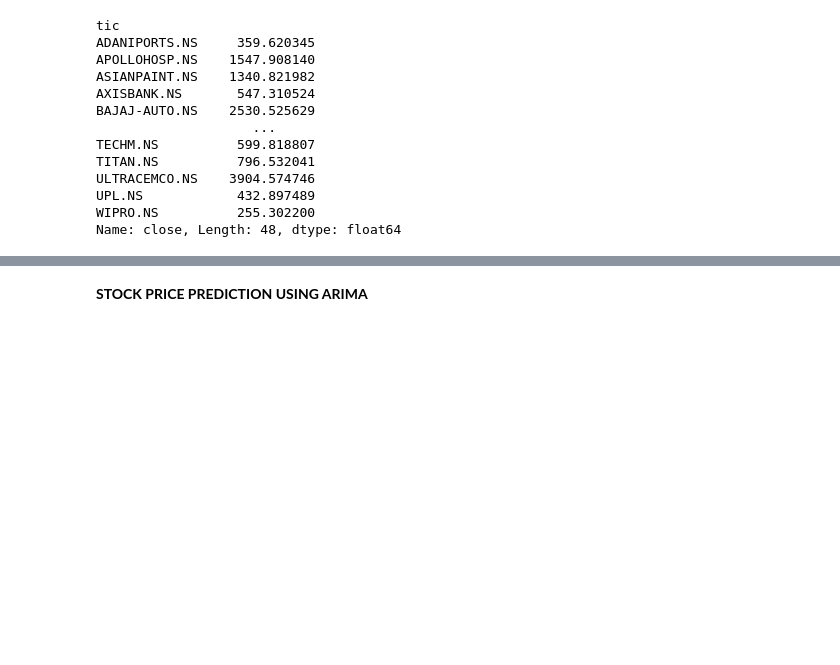
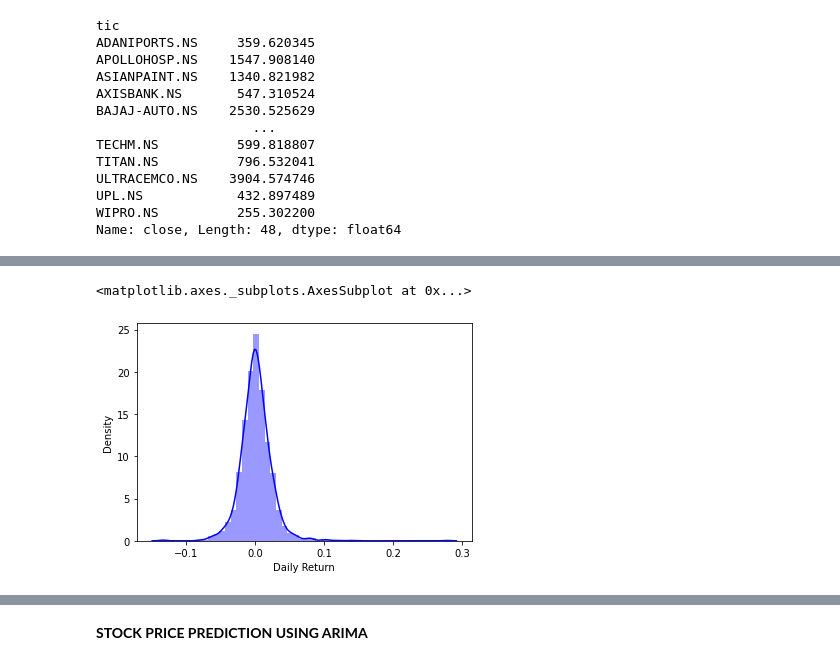
Before and after one commit to srilav/neuralnetwork, a Jupyter notebook: Team_11_Capstone_Project.ipynb, the cells around one changed output, grey strips where cells are left out. Saved outputs shown, nothing was run; the diff lists cells and outputs as text; code cells hidden in the pictures; blank space fills up the shorter version.

```diff
--- a/Team_11_Capstone_Project.ipynb
+++ b/Team_11_Capstone_Project.ipynb
@@ -170,0 +243,10 @@ Name: close, Length: 48, dtype: float64
+# %%
+# The daily return column can be created by using the percentage change over the adjusted closing price
+SBIN_df['Daily Return'] = SBIN_df['Adj Close'].pct_change()
+# %%
+#univariant distribution
+#Positive daily returns seem to be slightly less frequent than negative returns for SBIN.
+sns.distplot(SBIN_df['Daily Return'].dropna(),bins=50,color='blue')
+# %% [output]
+<matplotlib.axes._subplots.AxesSubplot at 0x...>
+[figure, added]
```
Also changed, not shown: parts of 20 cells of this notebook.
